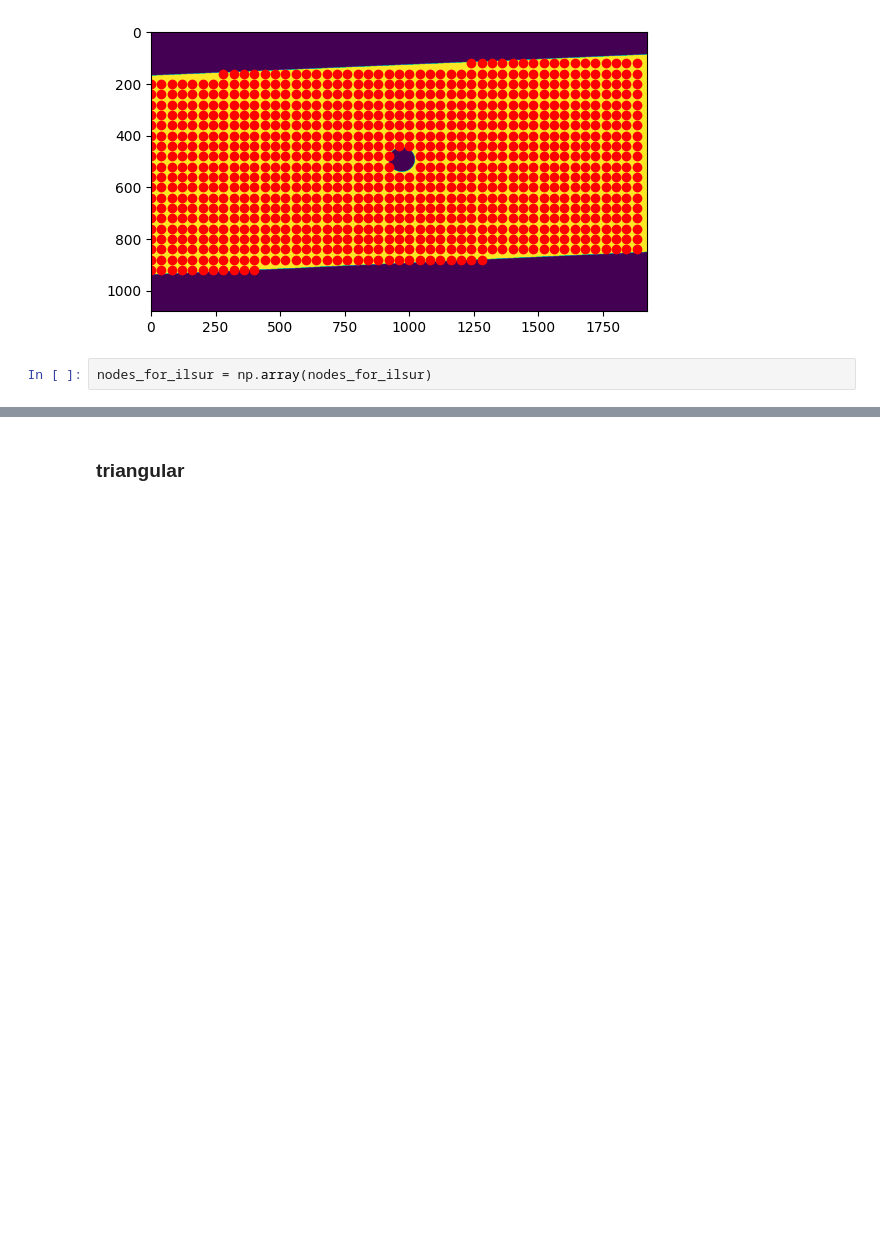
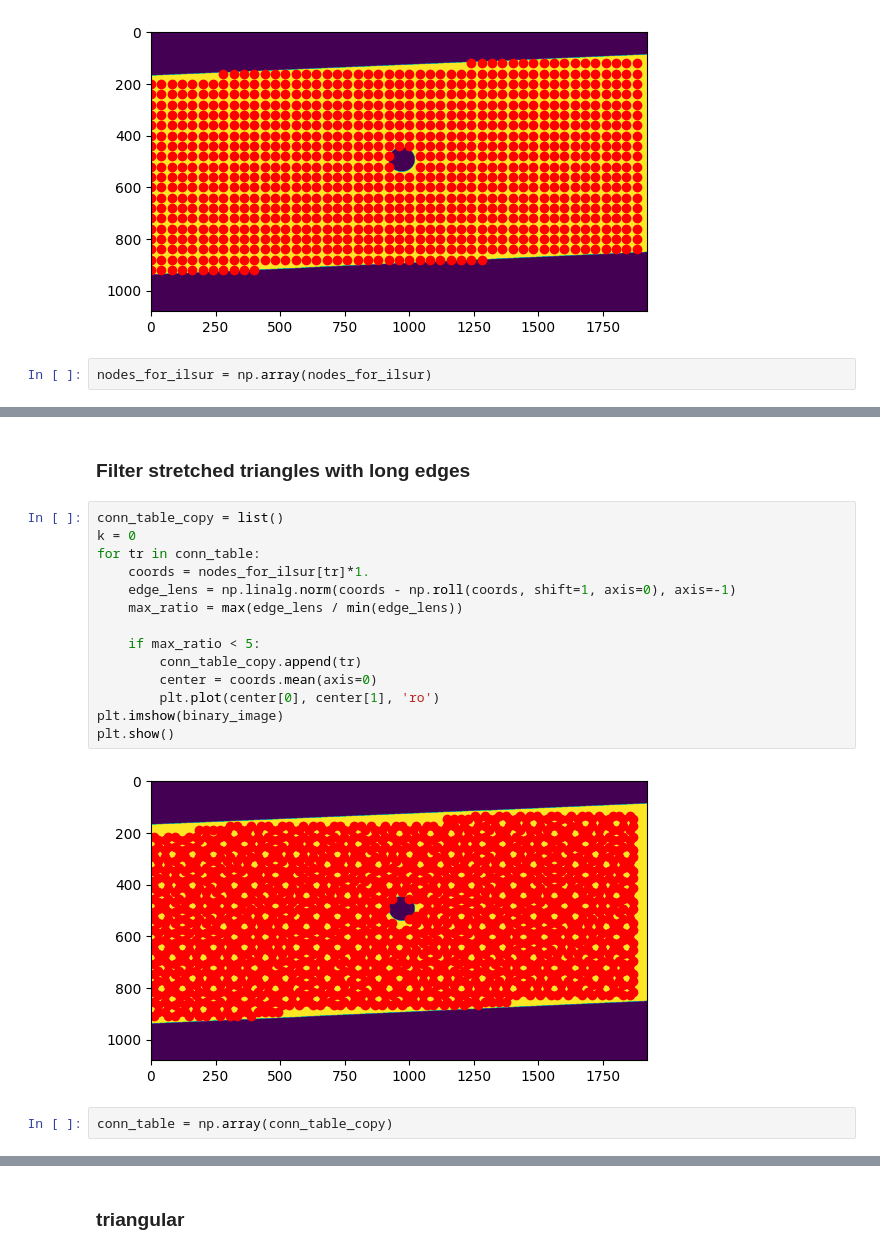
Before and after one commit to ravilkooo/ContactlessPlaneTesting, a Jupyter notebook: ravil/creating_mesh.ipynb, the cells around one changed output, grey strips where cells are left out. Cells and saved outputs as stored; diff of their text form; blank space fills up the shorter version.

```diff
--- a/ravil/creating_mesh.ipynb
+++ b/ravil/creating_mesh.ipynb
@@ -186,0 +128,20 @@ np.save('nodes_for_ilsur.npy', nodes_for_ilsur)
+# %% [markdown]
+### Filter stretched triangles with long edges
+# %%
+conn_table_copy = list()
+k = 0
+for tr in conn_table:
+    coords = nodes_for_ilsur[tr]*1.
+    edge_lens = np.linalg.norm(coords - np.roll(coords, shift=1, axis=0), axis=-1)
+    max_ratio = max(edge_lens / min(edge_lens))
+
+    if max_ratio < 5:
+        conn_table_copy.append(tr)
+        center = coords.mean(axis=0)
+        plt.plot(center[0], center[1], 'ro')
+plt.imshow(binary_image)
+plt.show()
+# %% [output]
+[figure, added]
+# %%
+conn_table = np.array(conn_table_copy)
```
Also changed, not shown: parts of 48 cells of this notebook, 2 other files.
